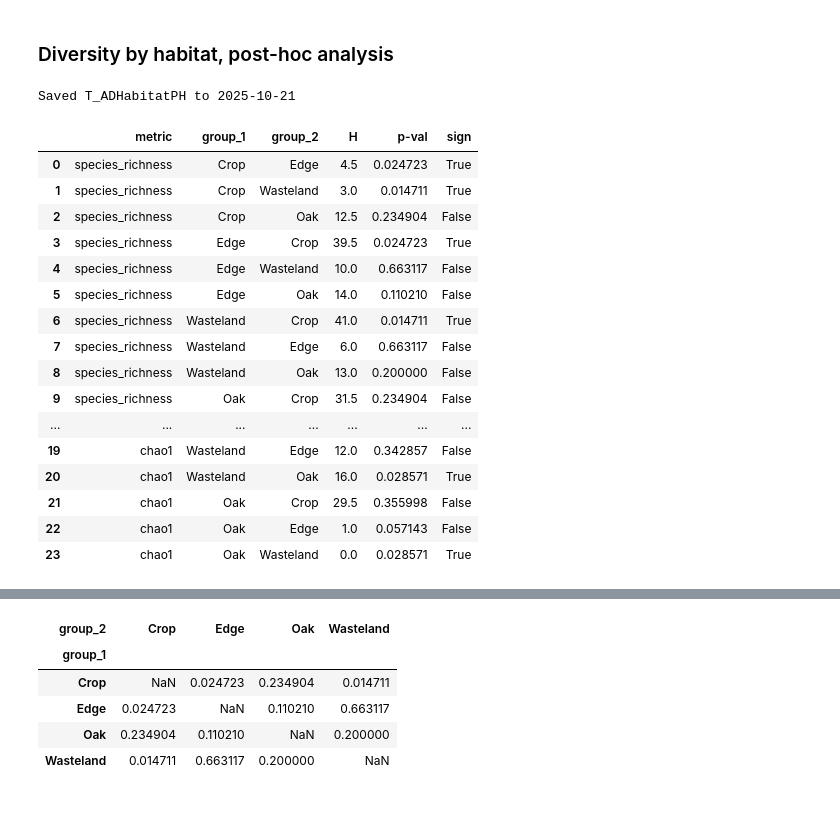
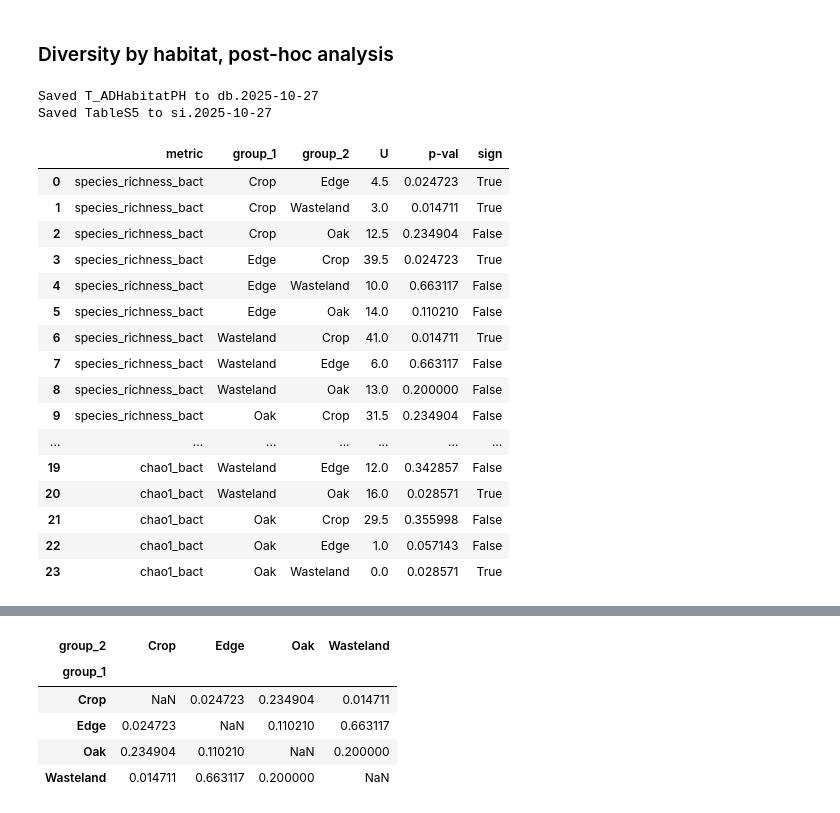
Before and after one commit to wilkinsonlab/miripvir25, a Jupyter notebook: draft-01/analysis.diversity.ipynb, the cells around one changed output, grey strips where cells are left out. Saved outputs shown, nothing was run; the diff lists cells and outputs as text; code cells hidden in the pictures.

```diff
--- a/draft-01/analysis.diversity.ipynb
+++ b/draft-01/analysis.diversity.ipynb
@@ -42,0 +43,3 @@ db.toc()
+# %%
+si = DaforferDB(conf['si'])
+si.toc()
@@ -126,0 +68,3 @@ Saved D_PABAlphaDiv to 2025-10-21
+# %%
+alpha_diversity = db.conn.sql('SELECT * FROM D_Site_level_div').df()
+alpha_diversity
@@ -184,14 +167,14 @@ g.savefig("figures/boxplot.chao1.byhabitat.svg")
 ### Diversity by disturbance level
 # %%
 q1_stats = []
-for metric in ['species_richness', 'chao1']:
-    kw_h, pval = stats.kruskal(
+for metric in ['species_richness_bact', 'chao1_bact']:
+    kw_h, pval = stats.mannwhitneyu(
         alpha_diversity.query('habitat == "Crop" or habitat == "Edge"')[metric].values,
         alpha_diversity.query('habitat == "Wasteland" or habitat == "Oak"')[metric].values,
     )
     significative = pval < 0.05
     q1_stats.append(
-        {'metric': metric, 'H': kw_h, 'p-val': pval, 'sign': significative}
+        {'metric': metric, 'U': kw_h, 'p-val': pval, 'sign': significative}
     )
 q1_stats = pd.DataFrame.from_records(q1_stats)
 
@@ -209,7 +192,7 @@ Saved T_ADDisturbance to 2025-10-21
 ### Diversity by habitat
 # %%
 q2_stats = []
-for metric in ['species_richness', 'chao1']:
+for metric in ['species_richness_bact', 'chao1_bact']:
     kw_h, pval = stats.kruskal(
         alpha_diversity.query('habitat == "Crop"')[metric].values,
         alpha_diversity.query('habitat == "Edge"')[metric].values,
@@ -236,42 +219,46 @@ Saved T_ADhabitat to 2025-10-21
 ### Diversity by habitat, post-hoc analysis
 # %%
 q3_stats = []
-for metric in ['species_richness', 'chao1']:
+for metric in ['species_richness_bact', 'chao1_bact']:
     for h1 in ['Crop', 'Edge', 'Wasteland', 'Oak']:
         for h2 in ['Crop', 'Edge', 'Wasteland', 'Oak']:
             if h1 != h2:
                 kw_h, pval = stats.mannwhitneyu(
                     alpha_diversity.query('habitat == "{0}"'.format(h1))[metric].values,
                     alpha_diversity.query('habitat == "{0}"'.format(h2))[metric].values,
                 )
                 significative = pval < 0.05
                 q3_stats.append(
-                    {'metric': metric, 'group_1': h1, 'group_2': h2, 'H': kw_h, 'p-val': pval, 'sign': significative}
+                    {'metric': metric, 'group_1': h1, 'group_2': h2, 'U': kw_h, 'p-val': pval, 'sign': significative}
                 )
 q3_stats_df = pd.DataFrame.from_records(q3_stats)
 
 db.save_dataframe(
     df=q3_stats_df, table_name="T_ADHabitatPH",
     description="Post-Hoc Mann Whitney U analysis on species richness and Chao1 diversity index by habitat"
 )
-
+si.save_dataframe(
+    df=q3_stats_df, table_name="TableS5",
+    description="Mann-Whitney U post-hoc test on site-diversity by habitat"
+)
 q3_stats_df
 # %% [output]
-Saved T_ADHabitatPH to 2025-10-21
+Saved T_ADHabitatPH to db.2025-10-27
+Saved TableS5 to si.2025-10-27
-|  | metric | group_1 | group_2 | H | p-val | sign |
-| 0 | species_richness | Crop | Edge | 4.5 | 0.024723 | True |
-| 1 | species_richness | Crop | Wasteland | 3.0 | 0.014711 | True |
-| 2 | species_richness | Crop | Oak | 12.5 | 0.234904 | False |
-| 3 | species_richness | Edge | Crop | 39.5 | 0.024723 | True |
-| 4 | species_richness | Edge | Wasteland | 10.0 | 0.663117 | False |
-| 5 | species_richness | Edge | Oak | 14.0 | 0.110210 | False |
-| 6 | species_richness | Wasteland | Crop | 41.0 | 0.014711 | True |
-| 7 | species_richness | Wasteland | Edge | 6.0 | 0.663117 | False |
-| 8 | species_richness | Wasteland | Oak | 13.0 | 0.200000 | False |
-| 9 | species_richness | Oak | Crop | 31.5 | 0.234904 | False |
+|  | metric | group_1 | group_2 | U | p-val | sign |
+| 0 | species_richness_bact | Crop | Edge | 4.5 | 0.024723 | True |
+| 1 | species_richness_bact | Crop | Wasteland | 3.0 | 0.014711 | True |
+| 2 | species_richness_bact | Crop | Oak | 12.5 | 0.234904 | False |
+| 3 | species_richness_bact | Edge | Crop | 39.5 | 0.024723 | True |
+| 4 | species_richness_bact | Edge | Wasteland | 10.0 | 0.663117 | False |
+| 5 | species_richness_bact | Edge | Oak | 14.0 | 0.110210 | False |
+| 6 | species_richness_bact | Wasteland | Crop | 41.0 | 0.014711 | True |
+| 7 | species_richness_bact | Wasteland | Edge | 6.0 | 0.663117 | False |
+| 8 | species_richness_bact | Wasteland | Oak | 13.0 | 0.200000 | False |
+| 9 | species_richness_bact | Oak | Crop | 31.5 | 0.234904 | False |
 | ... | ... | ... | ... | ... | ... | ... |
-| 19 | chao1 | Wasteland | Edge | 12.0 | 0.342857 | False |
-| 20 | chao1 | Wasteland | Oak | 16.0 | 0.028571 | True |
-| 21 | chao1 | Oak | Crop | 29.5 | 0.355998 | False |
-| 22 | chao1 | Oak | Edge | 1.0 | 0.057143 | False |
-| 23 | chao1 | Oak | Wasteland | 0.0 | 0.028571 | True |
+| 19 | chao1_bact | Wasteland | Edge | 12.0 | 0.342857 | False |
+| 20 | chao1_bact | Wasteland | Oak | 16.0 | 0.028571 | True |
+| 21 | chao1_bact | Oak | Crop | 29.5 | 0.355998 | False |
+| 22 | chao1_bact | Oak | Edge | 1.0 | 0.057143 | False |
+| 23 | chao1_bact | Oak | Wasteland | 0.0 | 0.028571 | True |
```
Also changed, not shown: parts of 30 cells of this notebook, 18 other files.
